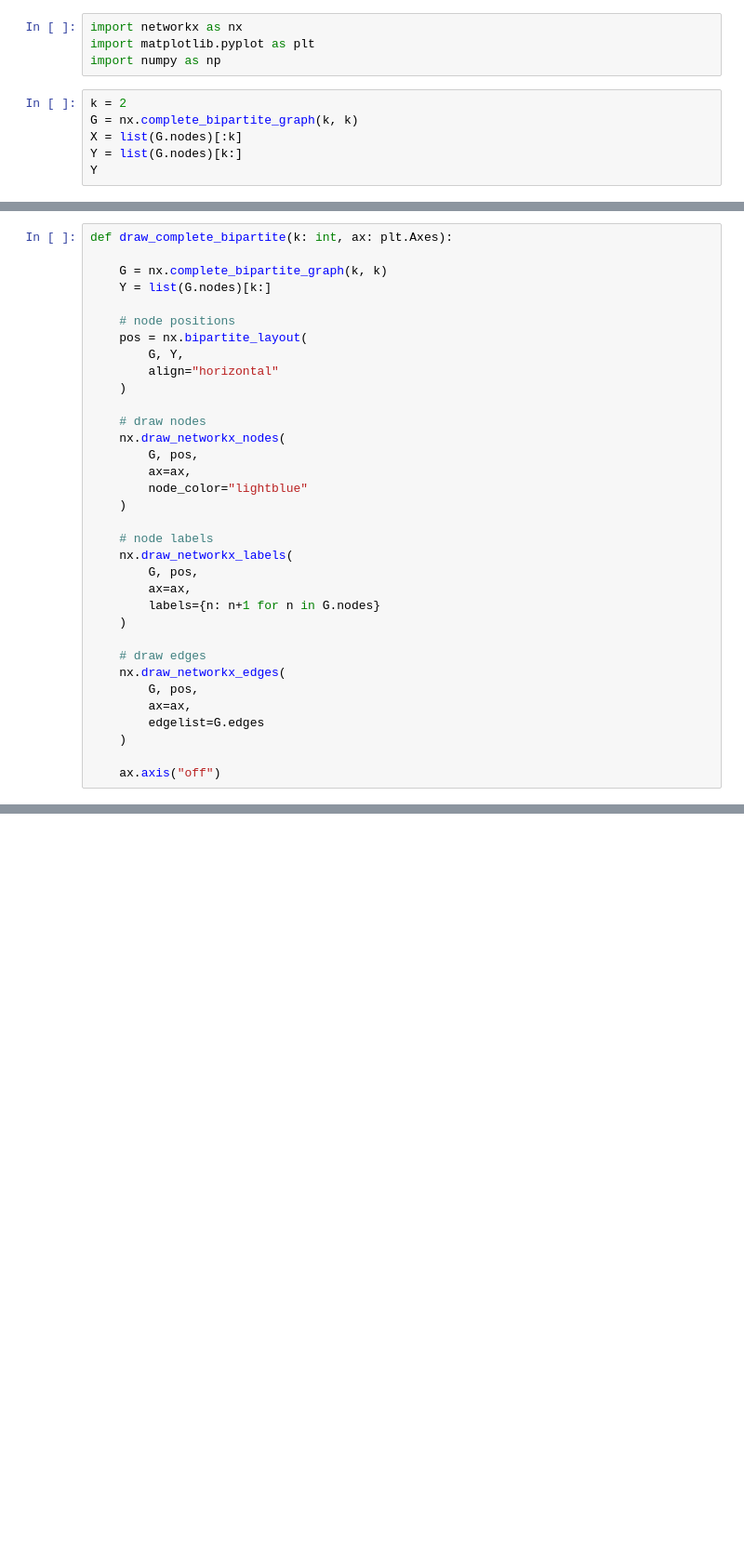
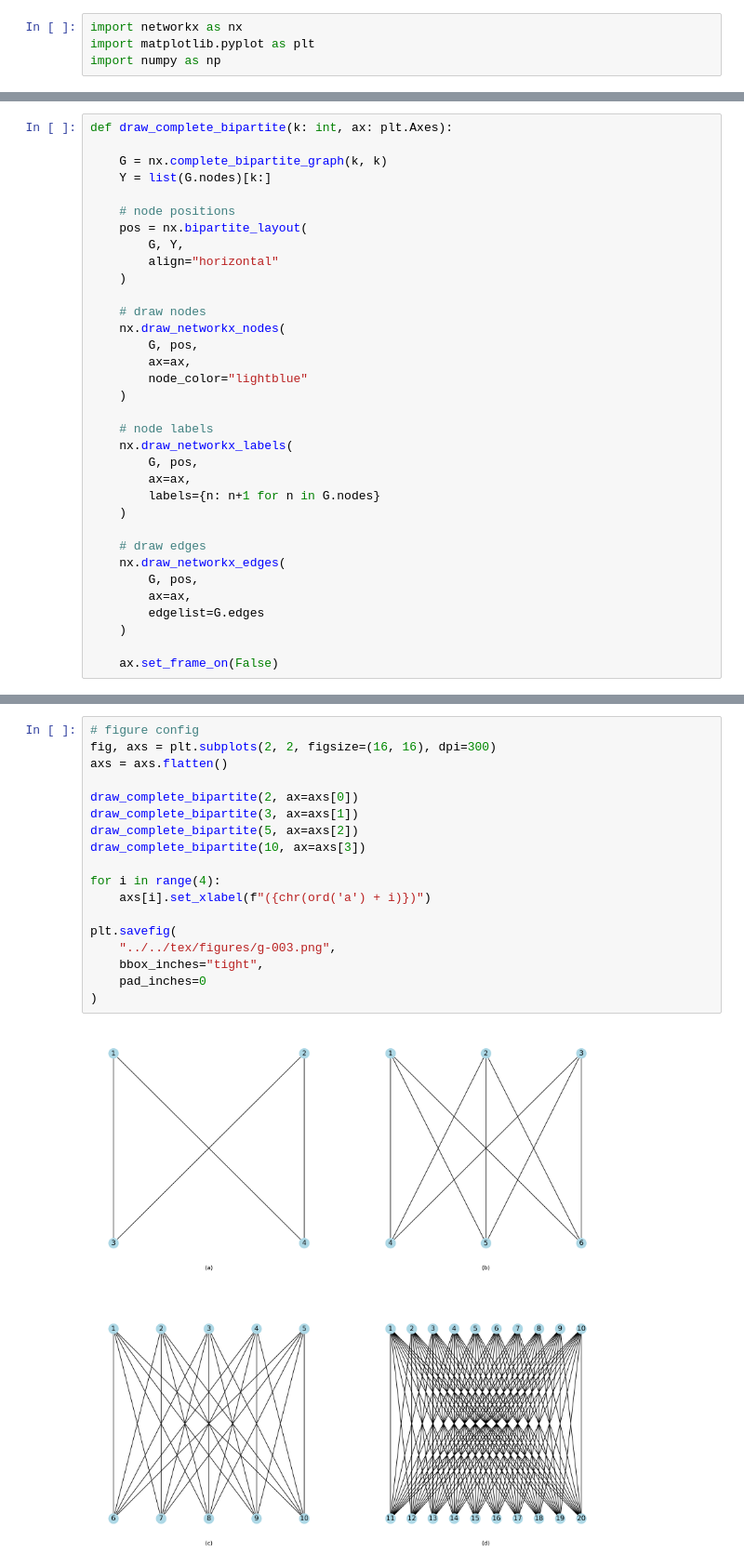
Before and after one commit to Isaac-Fate/graph-theory, a Jupyter notebook: scripts/BasicConceptsOfGraphs/Cycles.ipynb, the cells around one changed output, grey strips where cells are left out. Shown at 93% size. Saved outputs shown, nothing was run; the diff lists cells and outputs as text; blank space fills up the shorter version.

```diff
--- a/scripts/BasicConceptsOfGraphs/Cycles.ipynb
+++ b/scripts/BasicConceptsOfGraphs/Cycles.ipynb
@@ -2,9 +2,3 @@
 import networkx as nx
 import matplotlib.pyplot as plt
 import numpy as np
-# %%
-k = 2
-G = nx.complete_bipartite_graph(k, k)
-X = list(G.nodes)[:k]
-Y = list(G.nodes)[k:]
-Y
@@ -43,4 +35,4 @@ def draw_complete_bipartite(k: int, ax: plt.Axes):
         edgelist=G.edges
     )
 
-    ax.axis("off")
+    ax.set_frame_on(False)
@@ -53,0 +39,20 @@ draw_complete_bipartite(G, )
+# %%
+# figure config
+fig, axs = plt.subplots(2, 2, figsize=(16, 16), dpi=300)
+axs = axs.flatten()
+
+draw_complete_bipartite(2, ax=axs[0])
+draw_complete_bipartite(3, ax=axs[1])
+draw_complete_bipartite(5, ax=axs[2])
+draw_complete_bipartite(10, ax=axs[3])
+
+for i in range(4):
+    axs[i].set_xlabel(f"({chr(ord('a') + i)})")
+
+plt.savefig(
+    "../../tex/figures/g-003.png",
+    bbox_inches="tight",
+    pad_inches=0
+)
+# %% [output]
+[figure, added]
```
Also changed, not shown: parts of 2 cells of this notebook, 6 other files.
